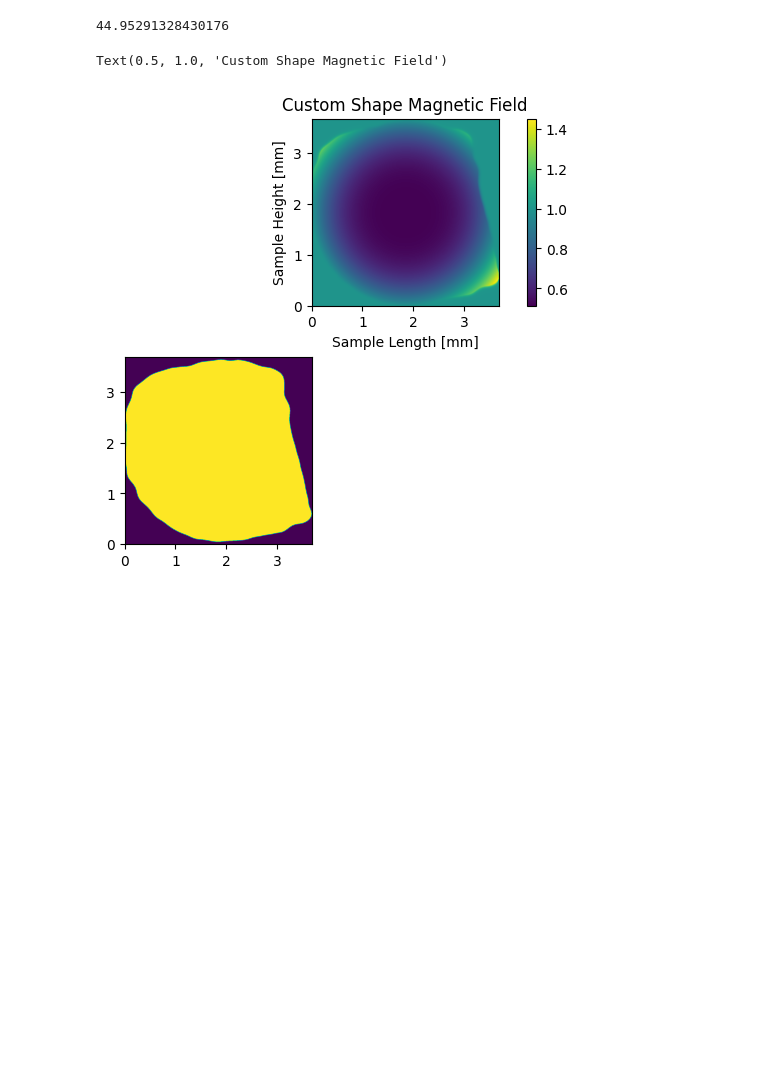
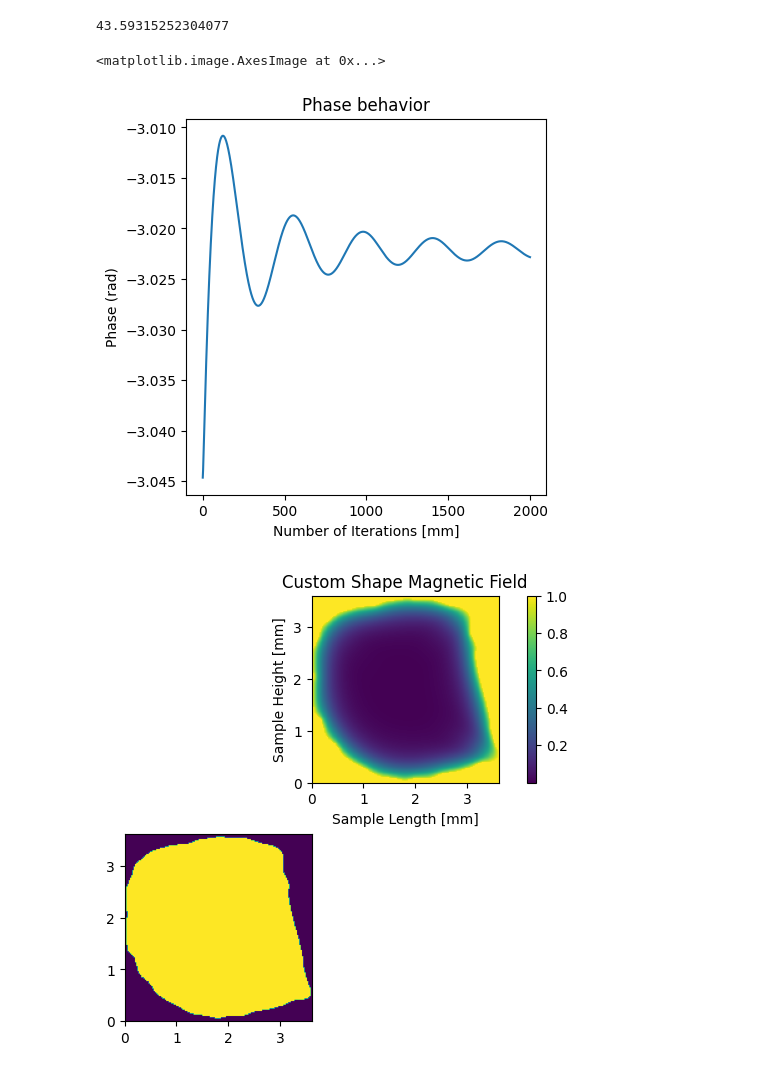
Before and after one commit to wendl198/ContactlessProbe, a Jupyter notebook: AnalysisStuff/get_shape_chis.ipynb, the cells around one changed output. Saved outputs shown, nothing was run; the diff lists cells and outputs as text; code cells hidden in the pictures; blank space fills up the shorter version.

```diff
--- a/AnalysisStuff/get_shape_chis.ipynb
+++ b/AnalysisStuff/get_shape_chis.ipynb
@@ -171,36 +296,57 @@ def double_Integral(data, d):
 # %%
 #Image Processing Parameters
 image_path = "C:/Users/blake/Downloads/Sampletestpic.jpg"
 #all the cutoffs have a range of 1 to 255. Good starting range is between 125 and 175 for both
-cutoff1 = 125 #lower values will include more, but have more shadows
+cutoff1 = 160 #lower values will include more, but have more shadows
 cutoff2 = 150
 kernal_size = 47 #must be odd, bigger will be less precise, but get rid of random noise, dots, etc
 line_size = 15 #this must be an odd integer. It is the thickness of the edge lines
 
 #FEA parameters
-repeats = 100
+repeats = 2000
+mask_size = 150
+line_size = 15
 
-mask = get_mask(image_path, cutoff1, cutoff2, kernal_size)
+raw_mask = get_mask(image_path, cutoff1, cutoff2, kernal_size) #this gets a binary valued n by n matrix that encodes the shape of the sample from the sample picture
+s = get_dx(image_path)*len(raw_mask) #this gets the distance in meters of the longest dimenion of the sample. This can be thought of as the side length of the
+mask = change_mask_size(raw_mask, mask_size)
+# n by n matrix as it maps to distance
+# print(s)
 
-s = get_dx(image_path)*len(mask)
 
-import time
+# img = cv2.imread(image_path)
+# fig3 = plt.figure(constrained_layout = True)
+# fx = fig3.add_subplot(1, 1, 1)
+# fx.get_xaxis().set_visible(False)
+# fx.get_yaxis().set_visible(False)
+# fx.imshow(cv2.cvtColor(get_outline(change_mask_size(mask,len(img)),line_size,img), cv2.COLOR_BGR2RGB))
+
+# fig = plt.figure(constrained_layout = True)
+# cx = fig.add_subplot(2, 1, 1)
+# dx = fig.add_subplot(2, 1, 2)
+# cx.imshow(mask)
+# dx.imshow(change_mask_size(mask,len(img)))
+# plt.show()
+
 t1 = time.time()
-sample_H = get_shape_H(mask,s,get_skin_depth(2e-6),repeats)
+sample_H = get_shape_H_Show_Phase(mask,s,get_skin_depth(1e-7),repeats) #this is the FEA function. This gets the magnetic field across the mask's geometry
 t2 = time.time()
 print(t2 - t1)
 
+# plot magnetic field
 fig1 = plt.figure(constrained_layout = True)
 ax = fig1.add_subplot(2, 1, 1)
 bx = fig1.add_subplot(2, 1, 2)
 p1 = ax.imshow(np.absolute(sample_H),extent=[0, s*1e3, 0, s*1e3])#,norm=colors.LogNorm(vmin=np.absolute(sample_H).min(), vmax=1))#,norm=colors.LogNorm(vmin=min(np.absolute(sample_H )), vmax=1))
 fig1.colorbar(p1, ax=ax)
-bx.imshow(np.absolute(mask),extent=[0, s*1e3, 0, s*1e3])
 ax.set_xlabel('Sample Length [mm]')
 ax.set_ylabel('Sample Height [mm]')
 ax.set_title('Custom Shape Magnetic Field')
+#plot mask for comparision
+bx.imshow(np.absolute(mask),extent=[0, s*1e3, 0, s*1e3])
 # %% [output]
-44.95291328430176
+43.59315252304077
-Text(0.5, 1.0, 'Custom Shape Magnetic Field')
+<matplotlib.image.AxesImage at 0x...>
-[figure, old version]
+[figure, new version]
+[figure, added]
 # %%
```
Also changed, not shown: parts of 2 cells of this notebook, 3 other files.
